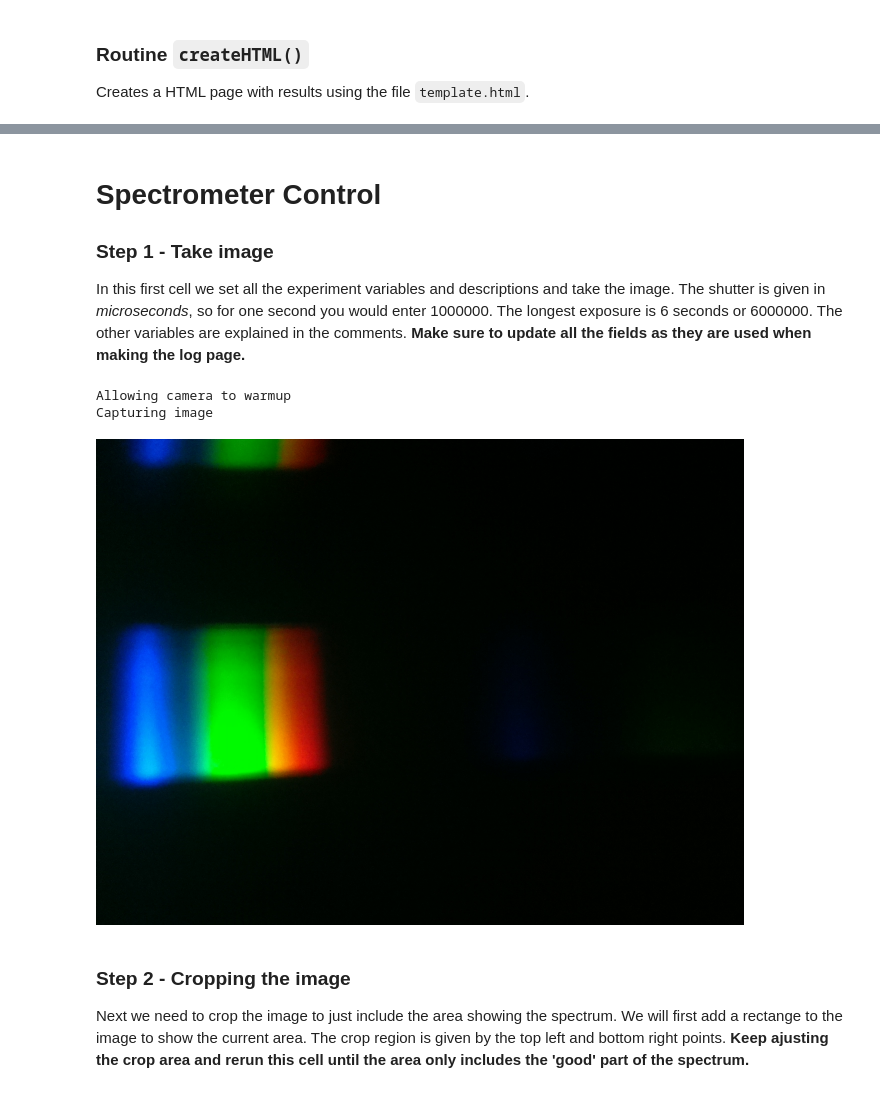
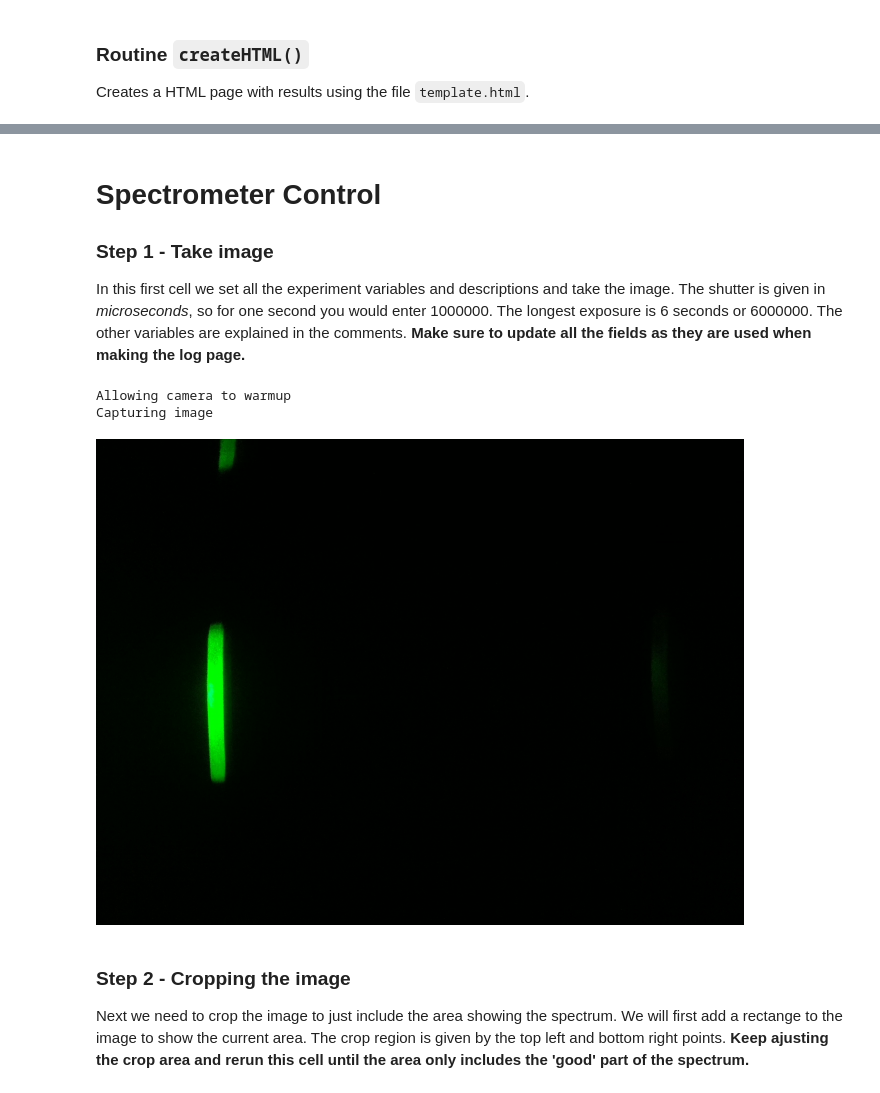
Before and after one commit to JaVaLemn/LegoSpectrometer, a Jupyter notebook: SpectrometerControl.ipynb, the cells around one changed output, grey strips where cells are left out. Cells and saved outputs as stored; diff of their text form; code cells hidden in the pictures.

```diff
--- a/SpectrometerControl.ipynb
+++ b/SpectrometerControl.ipynb
@@ -168,29 +189,30 @@ def createHTML(lightSource, scientistName, transmissionSample, experimentNotes,
 # Spectrometer Control
 ### Step 1 - Take image
 
-In this first cell we set all the experiment variables and descriptions and take the image. The shutter is given in *microseconds*, so for one second you would enter 1000000. The longest exposure is 6 seconds or 6000000. The other variables are explained in the comments. **Make sure to  update all the fields as they are used when making the log page.**
+In this first cell we set all the experiment variables and descriptions and take the image. The shutter is given in *microseconds*, so for one second you would enter 1000000. The longest exposure is 6 seconds or 6000000. The other variables are explained in the comments.
+**Make sure to  update all the fields as they are used when making the log page.**
 # %%
 # Change these to match your experiment
 
-lightSource        = "Phone flashlight"
+lightSource        = "Green laser"
 scientistName      = "Katie B"
-transmissionSample = "None"
+transmissionSample = "Water"
 experimentNotes    = '''
-Tracing paper between light entrance slit.
+Tracing paper between light entrance slit and water. Light over water-filled cavette.
 <b>On regular slit size.</b>
 '''
 measurementTaken = strftime("%d%m%Y-%H%M%S")
 
 # Exposure time
 shutter = 50000
 
 # Take the image, save and display
 raw = takePicture(shutter)
 raw
 # %% [output]
 Allowing camera to warmup
 Capturing image
-[figure, old version]
+[figure, new version]
 # %% [markdown]
 ### Step 2 - Cropping the image
 
```
Also changed, not shown: parts of 11 cells of this notebook, 27 other files.
